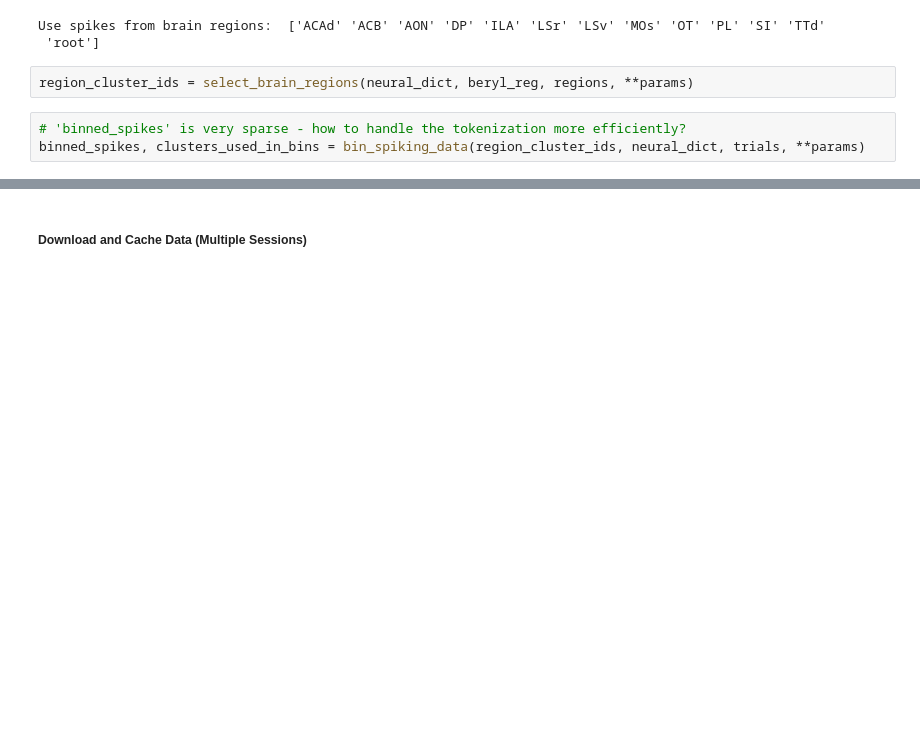
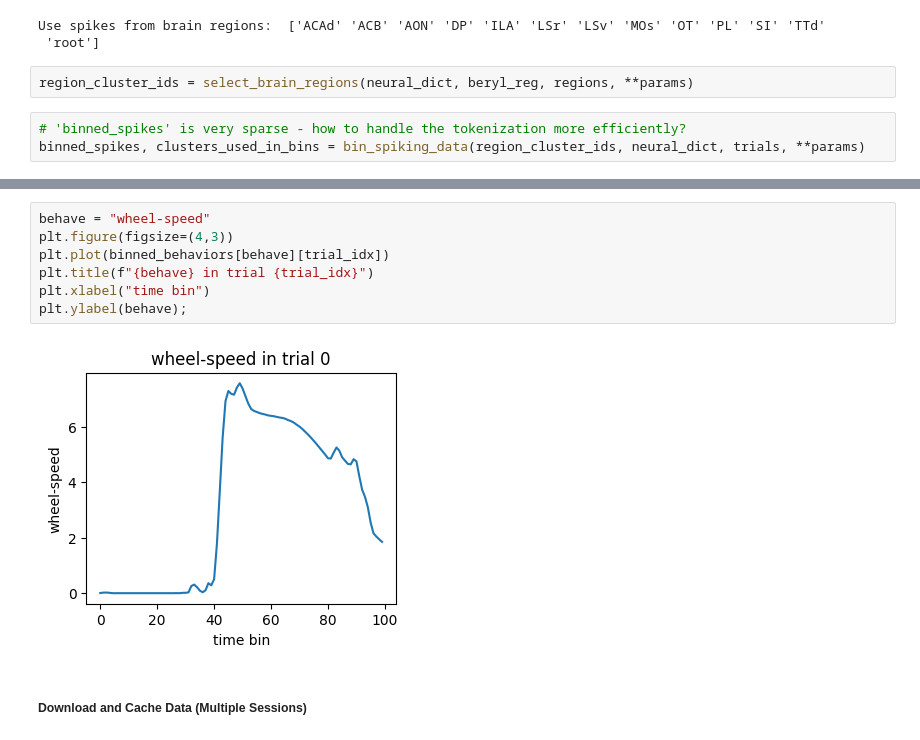
Before and after one commit to colehurwitz/IBL_foundation_model, a Jupyter notebook: notebooks/data_loading_examples.ipynb, the cells around one changed output, grey strips where cells are left out. Drawn from its saved outputs; the diff is of its cells as text; blank space fills up the shorter version.

```diff
--- a/notebooks/data_loading_examples.ipynb
+++ b/notebooks/data_loading_examples.ipynb
@@ -114,2 +110,11 @@ plt.colorbar();
+# %%
+behave = "wheel-speed"
+plt.figure(figsize=(4,3))
+plt.plot(binned_behaviors[behave][trial_idx])
+plt.title(f"{behave} in trial {trial_idx}")
+plt.xlabel("time bin")
+plt.ylabel(behave);
+# %% [output]
+[figure, added]
 # %% [markdown]
 ##### Download and Cache Data  (Multiple Sessions)
```
Also changed, not shown: parts of 8 cells of this notebook, 3 other files.
